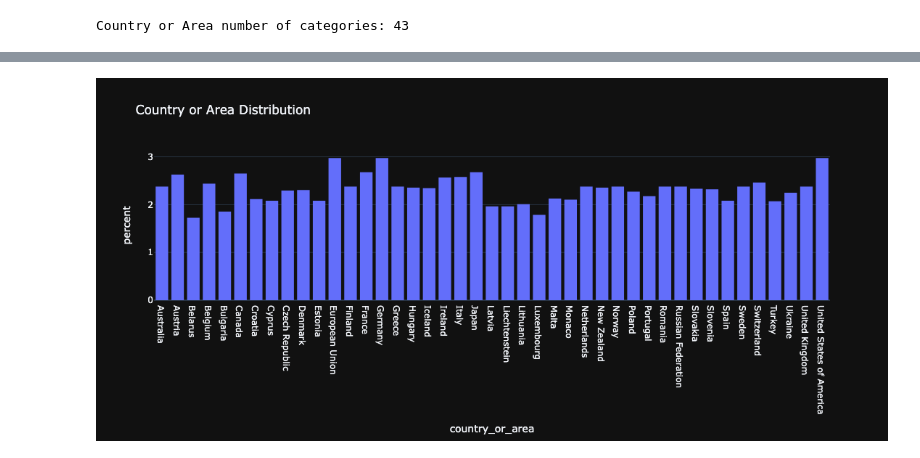
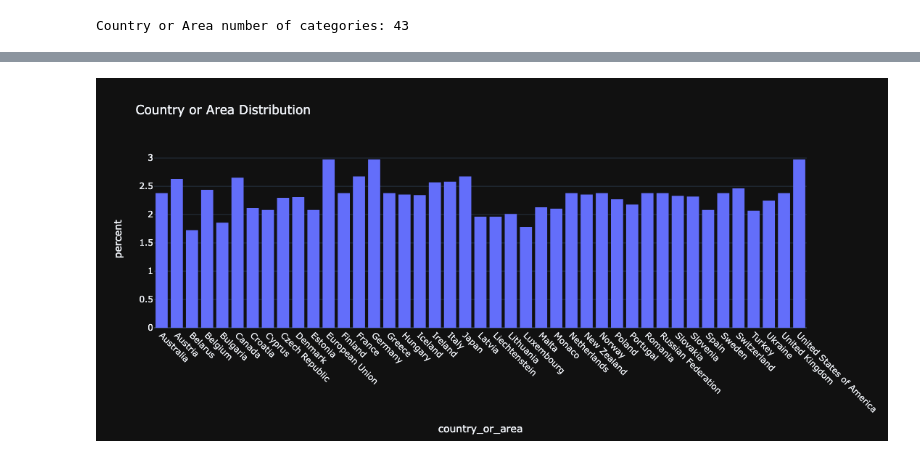
Before and after one commit to Volscente/climate_hackathon_2022, a Jupyter notebook: notebooks/Exploratory_Data_Analysis.ipynb, the cells around one changed output, grey strips where cells are left out. Saved outputs shown, nothing was run; the diff lists cells and outputs as text; code cells hidden in the pictures.

```diff
--- a/notebooks/Exploratory_Data_Analysis.ipynb
+++ b/notebooks/Exploratory_Data_Analysis.ipynb
@@ -75,12 +55,15 @@ dtype: int64
 # %%
 # Plot Histogram
 figure = ex.histogram(greenhouse_gas_data,
                       x='country_or_area',
                       title='Country or Area Distribution',
                       labels={'x':'Country or Area', 'y':'Count'},
                       template='plotly_dark',
-                      histnorm='percent', height=500)
+                      histnorm='percent',
+                      height=500)
+
+figure.update_xaxes(tickangle=45)
 
 figure.show()
 # %% [output]
-[figure, old version]
+[figure, new version]
```
Also changed, not shown: parts of 1 cell of this notebook.
